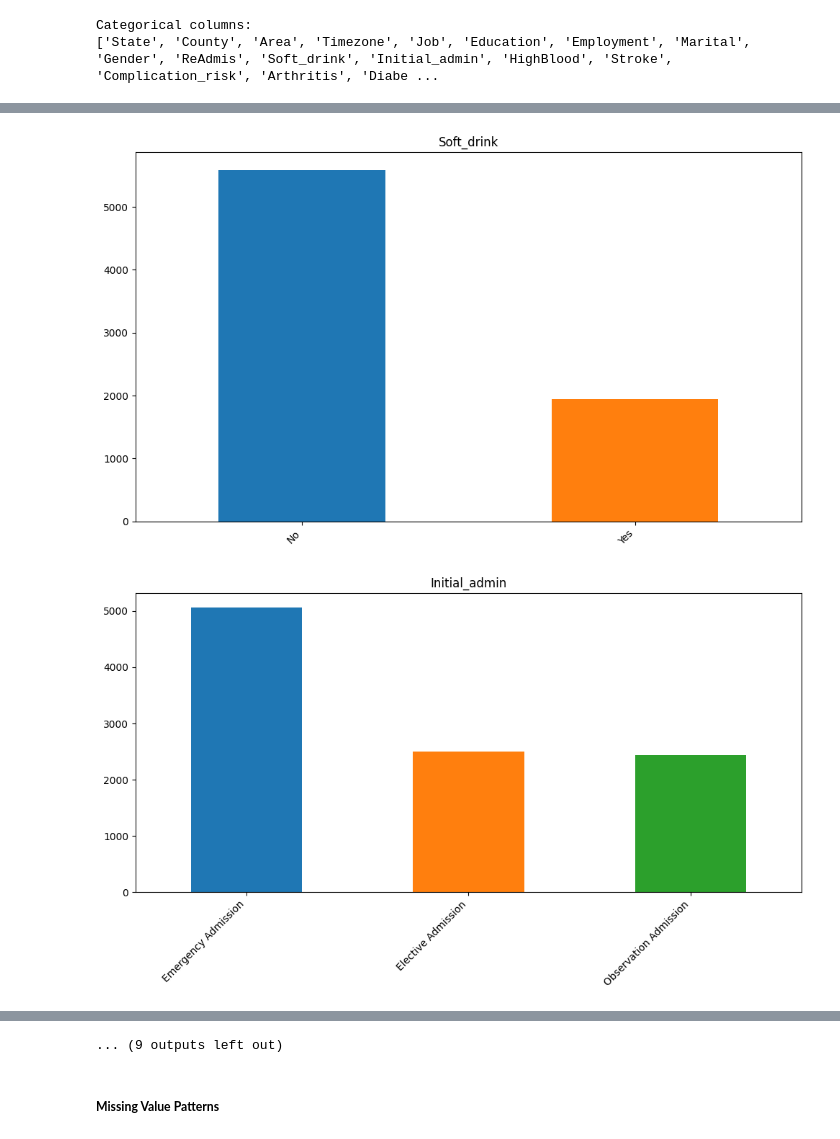
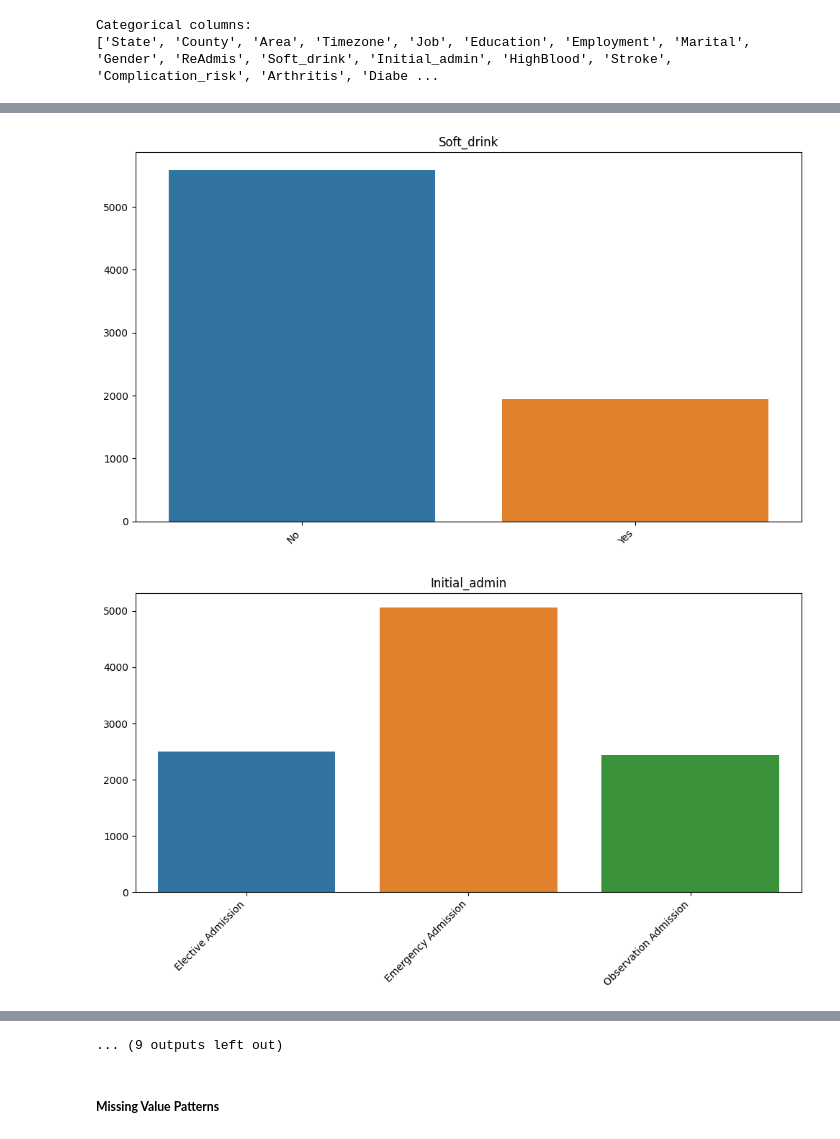
Before and after one commit to nestrada79/MSDA, a Jupyter notebook: D206/D206.ipynb, the cells around one changed output, grey strips where cells are left out. Cells and saved outputs as stored; diff of their text form; code cells hidden in the pictures.

```diff
--- a/D206/D206.ipynb
+++ b/D206/D206.ipynb
@@ -271,3 +344,17 @@ Creating histograms, box plots, or density plots to check the distribution of nu
 # %%
 #Create a list of numerical columns to be used in plots
 numerical_columns = df.select_dtypes(include='number')
+# %%
+# Create histograms for all numerical columns
+num_plots = len(numerical_columns.columns)
+fig, axes = plt.subplots(nrows=num_plots, ncols=1, figsize=(8, 6*num_plots))
+
+for i, column in enumerate(numerical_columns.columns):
+    sns.histplot(data=numerical_columns, x=column, bins=20, ax=axes[i], color='blue')
+    axes[i].set_title(column)
+    axes[i].set_xlabel(None)  # Remove individual x-labels to avoid overlapping
+
+plt.suptitle("Histograms of Numerical Variables", y=1.02)
+plt.subplots_adjust(hspace=0.5)  # Adjust vertical spacing between subplots
+plt.tight_layout()
+plt.show()
@@ -285,7 +374,7 @@ fig, axes = plt.subplots(nrows=num_rows, ncols=columns_per_row, figsize=(15, 3*n
 for i, column in enumerate(numerical_columns.columns):
     row_idx = i // columns_per_row
     col_idx = i % columns_per_row
-    numerical_columns[column].plot(kind='box', ax=axes[row_idx, col_idx])
+    sns.boxplot(data=numerical_columns, x=column, ax=axes[row_idx, col_idx], color='blue' )
     axes[row_idx, col_idx].set_title(column)
 
 # Remove any empty subplots
@@ -302,14 +390,0 @@ plt.show()
-# %%
-# Create histograms for all numerical columns
-num_plots = len(numerical_columns.columns)
-fig, axes = plt.subplots(nrows=num_plots, ncols=1, figsize=(8, 6*num_plots))
-
-for i, column in enumerate(numerical_columns.columns):
-    numerical_columns[column].plot(kind='hist', bins=20, ax=axes[i])
-    axes[i].set_title(column)
-    axes[i].set_xlabel(None)  # Remove individual x-labels to avoid overlapping
-
-plt.suptitle("Histograms of Numerical Variables", y=1.02)
-plt.subplots_adjust(hspace=0.5)  # Adjust vertical spacing between subplots
-plt.tight_layout()
-plt.show()
@@ -320,6 +393,9 @@ plt.show()
 # %% [markdown]
 Create a list of categorical columns
 # %%
+#Check the data types of all columns
+data_types = df.dtypes
+
 categorical_columns = []
 for column in df.columns:
     if data_types[column] == 'object':  # Check for 'object' data type
@@ -339,15 +415,15 @@ categorical_columns.remove('County')
 Categorical columns:
 ['State', 'County', 'Area', 'Timezone', 'Job', 'Education', 'Employment', 'Marital', 'Gender', 'ReAdmis', 'Soft_drink', 'Initial_admin', 'HighBlood', 'Stroke', 'Complication_risk', 'Arthritis', 'Diabe ...
 # %%
-#Convert specified columns to categorical data type (optional but recommended)
+# Convert specified columns to categorical data type
 df[categorical_columns] = df[categorical_columns].astype('category')
 
-#Create bar charts for each categorical variable
-tab10_colors = plt.cm.tab10.colors  # Get the colors from the 'tab10' palette
+# Create bar charts for each categorical variable
+tab10_colors = sns.color_palette("tab10")  # Get the colors from the 'tab10' palette
 for column in categorical_columns:
     plt.figure(figsize=(10, 6))  # Increase the figure size
     value_counts = df[column].value_counts()
-    ax = value_counts.plot(kind='bar', color=tab10_colors)  # Use the 'tab10' colors
+    ax = sns.barplot(x=value_counts.index, y=value_counts.values, palette=tab10_colors)  # Use the 'tab10' colors
     ax.set_title(column)
     plt.xticks(rotation=45, ha='right')  # Rotate and align the x-axis labels
     plt.tight_layout()  # Adjust spacing
@@ -364,2 +440,2 @@ for column in categorical_columns:
-[figure, old version]
+[figure, new version]
-[figure, old version]
+[figure, new version]
```
Also changed, not shown: parts of 117 cells of this notebook.
